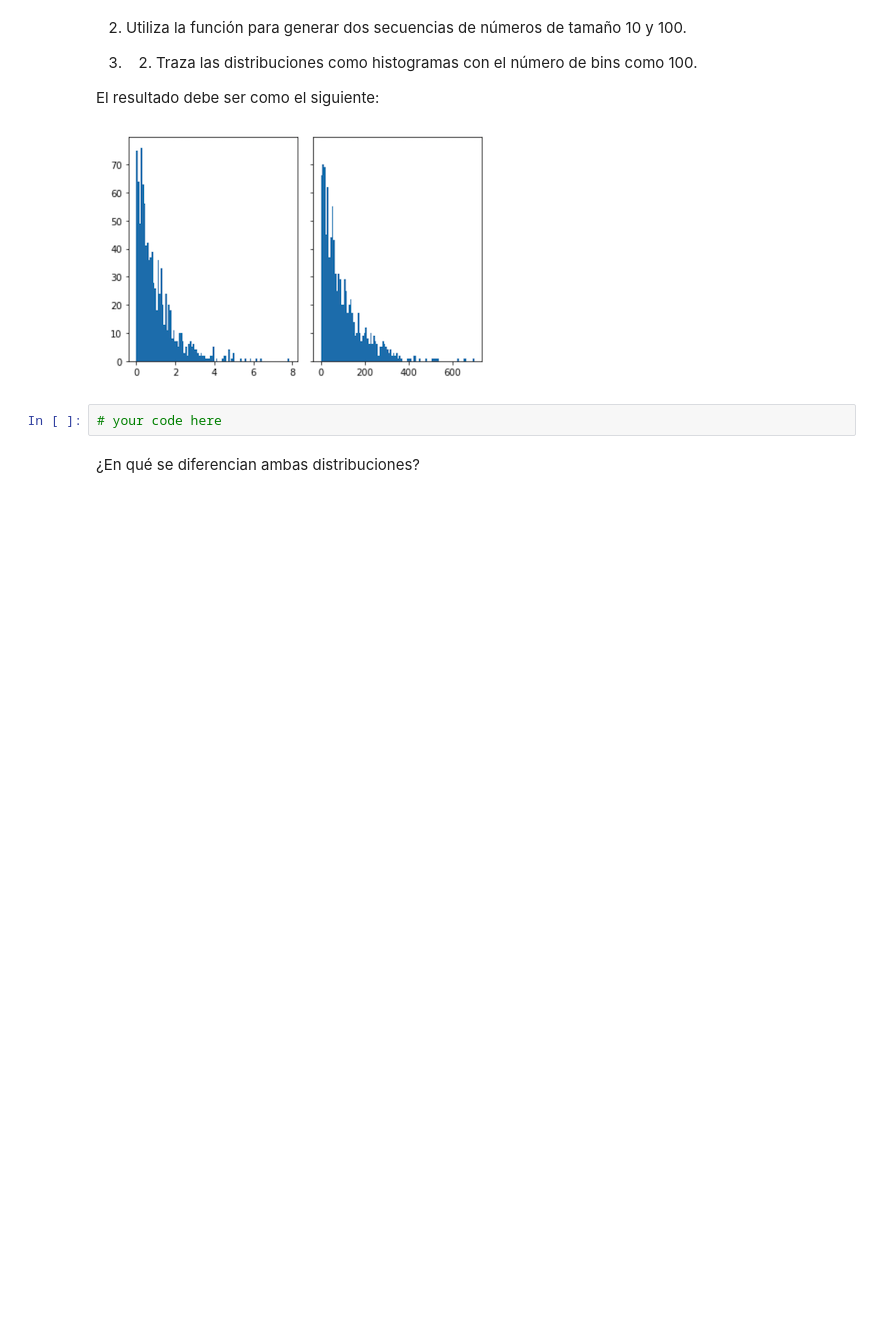
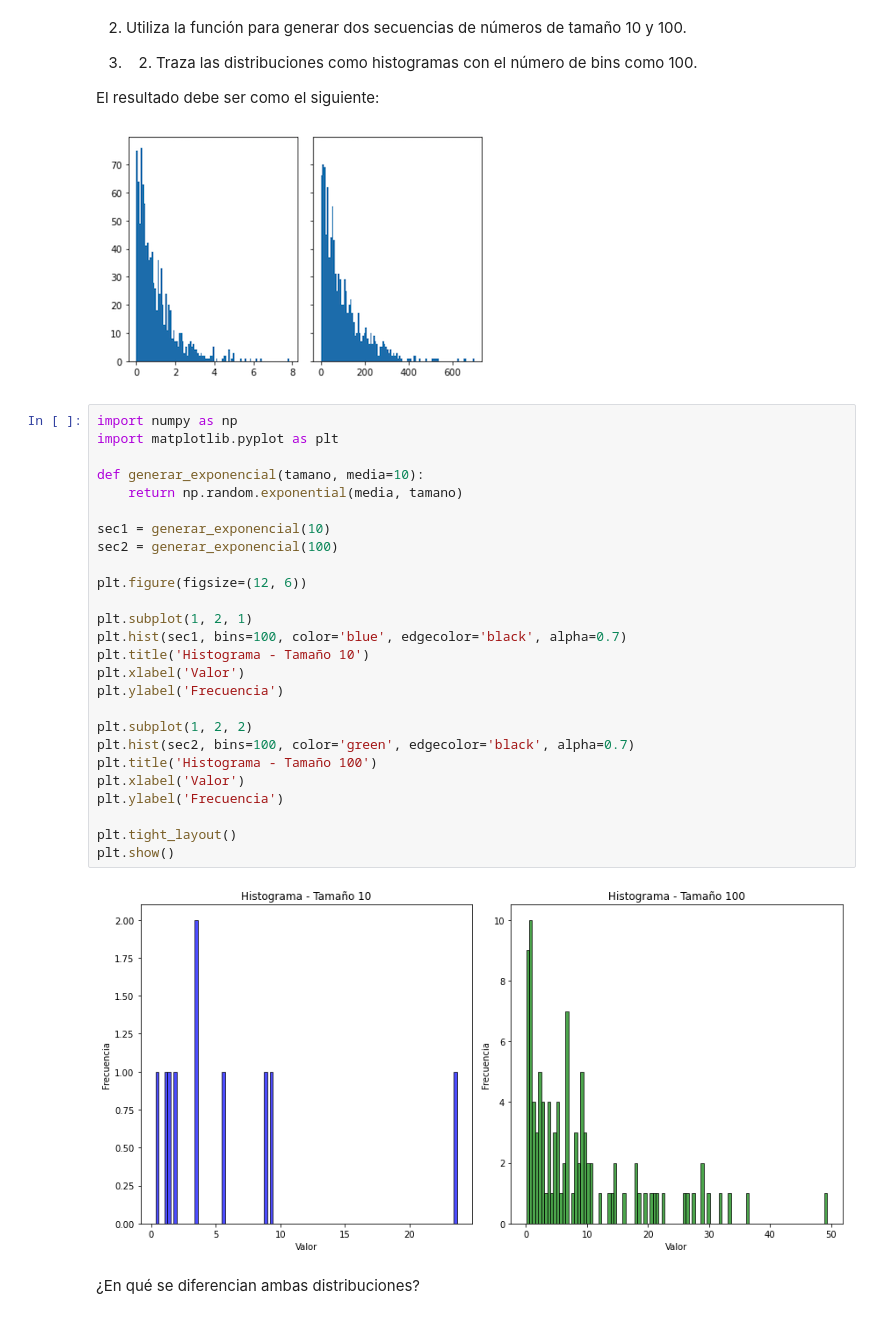
Before and after one commit to ironhack-labs/lab-continuous-probability-distributions-es, a Jupyter notebook: your-code/main.ipynb, the cells around one changed output. Drawn from its saved outputs; the diff is of its cells as text; blank space fills up the shorter version.

```diff
--- a/your-code/main.ipynb
+++ b/your-code/main.ipynb
@@ -196,8 +209,34 @@ Ninguno de ellos está normalmente ditribuido.
 El resultado debe ser como el siguiente:
 
 ![image.png](attachment:image.png)
-# %%
-# your code here
+# %%
+import numpy as np
+import matplotlib.pyplot as plt
+
+def generar_exponencial(tamano, media=10):
+    return np.random.exponential(media, tamano)
+
+sec1 = generar_exponencial(10)
+sec2 = generar_exponencial(100)
+
+plt.figure(figsize=(12, 6))
+
+plt.subplot(1, 2, 1)
+plt.hist(sec1, bins=100, color='blue', edgecolor='black', alpha=0.7)
+plt.title('Histograma - Tamaño 10')
+plt.xlabel('Valor')
+plt.ylabel('Frecuencia')
+
+plt.subplot(1, 2, 2)
+plt.hist(sec2, bins=100, color='green', edgecolor='black', alpha=0.7)
+plt.title('Histograma - Tamaño 100')
+plt.xlabel('Valor')
+plt.ylabel('Frecuencia')
+
+plt.tight_layout()
+plt.show()
+# %% [output]
+[figure, added]
 # %% [markdown]
 ¿En qué se diferencian ambas distribuciones?
 # %% [markdown]
```
Also changed, not shown: parts of 27 cells of this notebook.
